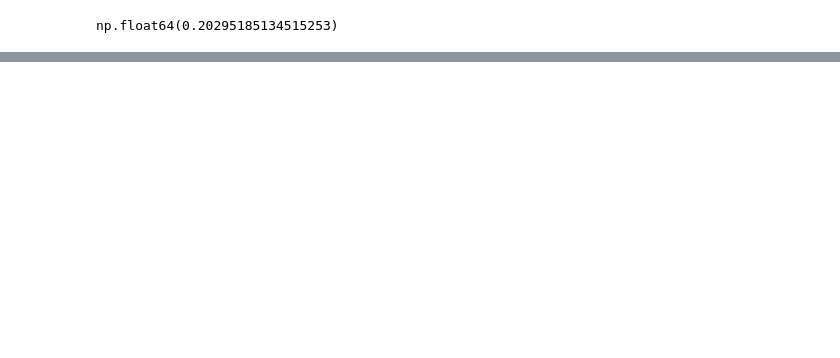
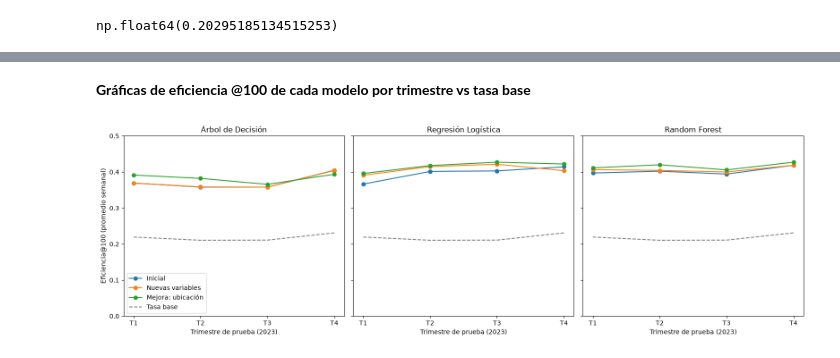
Before and after one commit to A01595270/ds-project-team5, a Jupyter notebook: notebooks/nb03_supervisado_c5.ipynb, the cells around one changed output, grey strips where cells are left out. Cells and saved outputs as stored; diff of their text form; code cells hidden in the pictures; blank space fills up the shorter version.

Commit message:
A2 y A3: implementaciones, tabla comparativa, gráficas y curva por k

```diff
--- a/notebooks/nb03_supervisado_c5.ipynb
+++ b/notebooks/nb03_supervisado_c5.ipynb
@@ -111,0 +544,9 @@ Primero pásamos de texto a datetime para extraer fecha y hora como predictores
+# %%
+cols_cat_mejora = cols_cat_nuevas
+cols_num_mejora = cols_num_nuevas + ['latitud', 'longitud']
+
+resumen_mejora, scores_mejora, semanal_mejora = evaluar_implementacion(
+    df_sorted, cols_cat_mejora, cols_num_mejora,
+    modelos_temporales, 'Mejora: ubicación'
+)
+resumen_mejora.pivot(index='modelo', columns='split', values='eficiencia@100').round(3)
@@ -111,0 +614,9 @@ Primero pásamos de texto a datetime para extraer fecha y hora como predictores
+# %%
+# Juntamos los resultados de las tres implementaciones
+comparativa = pd.concat([resumen_inicial, resumen_nuevas, resumen_mejora], ignore_index=True)
+
+comparativa.pivot_table(
+    index=['modelo', 'implementacion'],
+    columns='split',
+    values='auc'
+).round(3)
@@ -111,0 +638,32 @@ Primero pásamos de texto a datetime para extraer fecha y hora como predictores
+# %% [markdown]
+**Gráficas de eficiencia @100 de cada modelo por trimestre vs tasa base**
+# %%
+orden_impl   = ['Inicial', 'Nuevas variables', 'Mejora: ubicación']
+modelos_graf = ['Árbol de Decisión', 'Regresión Logística', 'Random Forest']
+splits       = [s['nombre'] for s in splits_temporales]
+etiquetas    = ['T1', 'T2', 'T3', 'T4']
+
+# Tasa base de cada trimestre (es la misma para todos los modelos)
+tasa_base_tri = (comparativa[comparativa['modelo'] == 'Línea base (Dummy)']
+                 .drop_duplicates('split')
+                 .set_index('split')
+                 .loc[splits, 'tasa_base'])
+
+fig, axes = plt.subplots(1, 3, figsize=(16, 5), sharey=True)
+
+for ax, modelo in zip(axes, modelos_graf):
+    datos_modelo = comparativa[comparativa['modelo'] == modelo]
+    for impl in orden_impl:
+        datos_impl = datos_modelo[datos_modelo['implementacion'] == impl].set_index('split').loc[splits]
+        ax.plot(etiquetas, datos_impl['eficiencia@100'], marker='o', label=impl)
+    ax.plot(etiquetas, tasa_base_tri.values, linestyle='--', color='gray', label='Tasa base')
+    ax.set_title(modelo)
+    ax.set_xlabel('Trimestre de prueba (2023)')
+    ax.set_ylim(0, 0.5)
+
+axes[0].set_ylabel('Eficiencia@100 (promedio semanal)')
+axes[0].legend()
+plt.tight_layout()
+plt.show()
+# %% [output]
+[figure, added]
```
Also changed, not shown: parts of 48 cells of this notebook.
